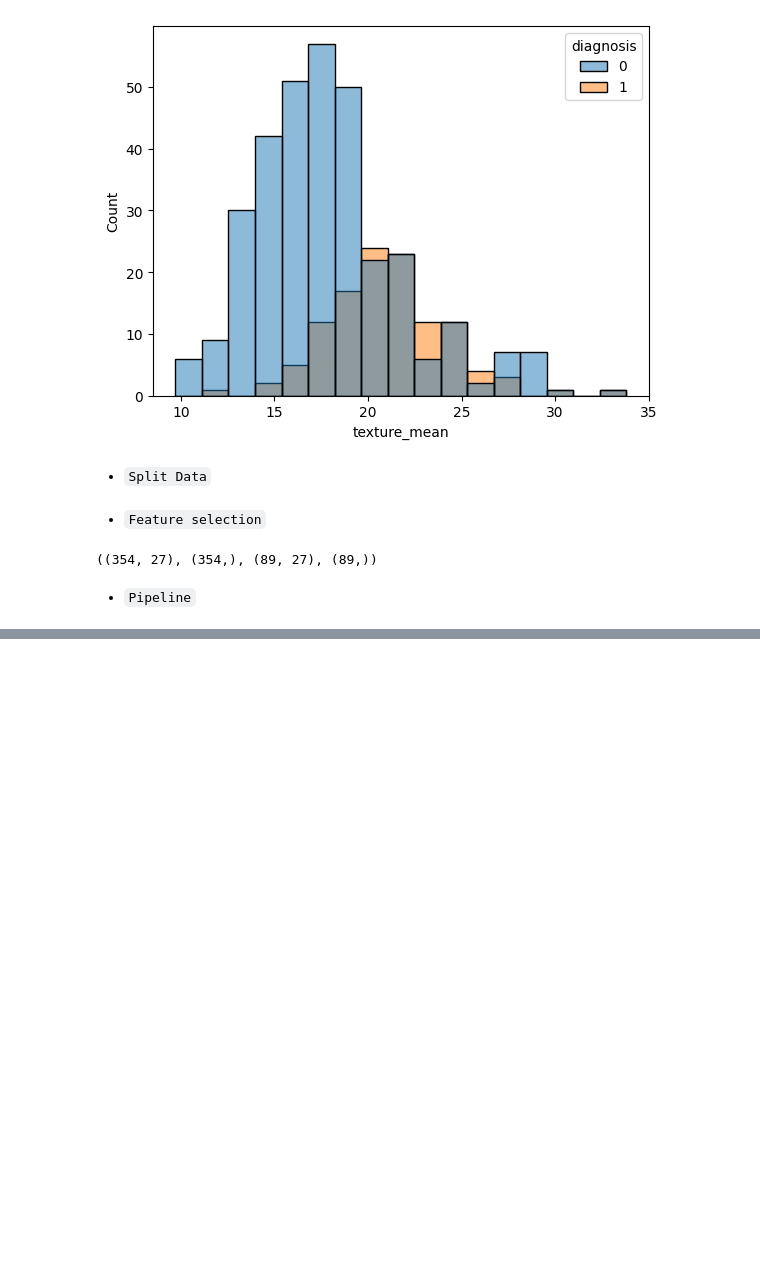
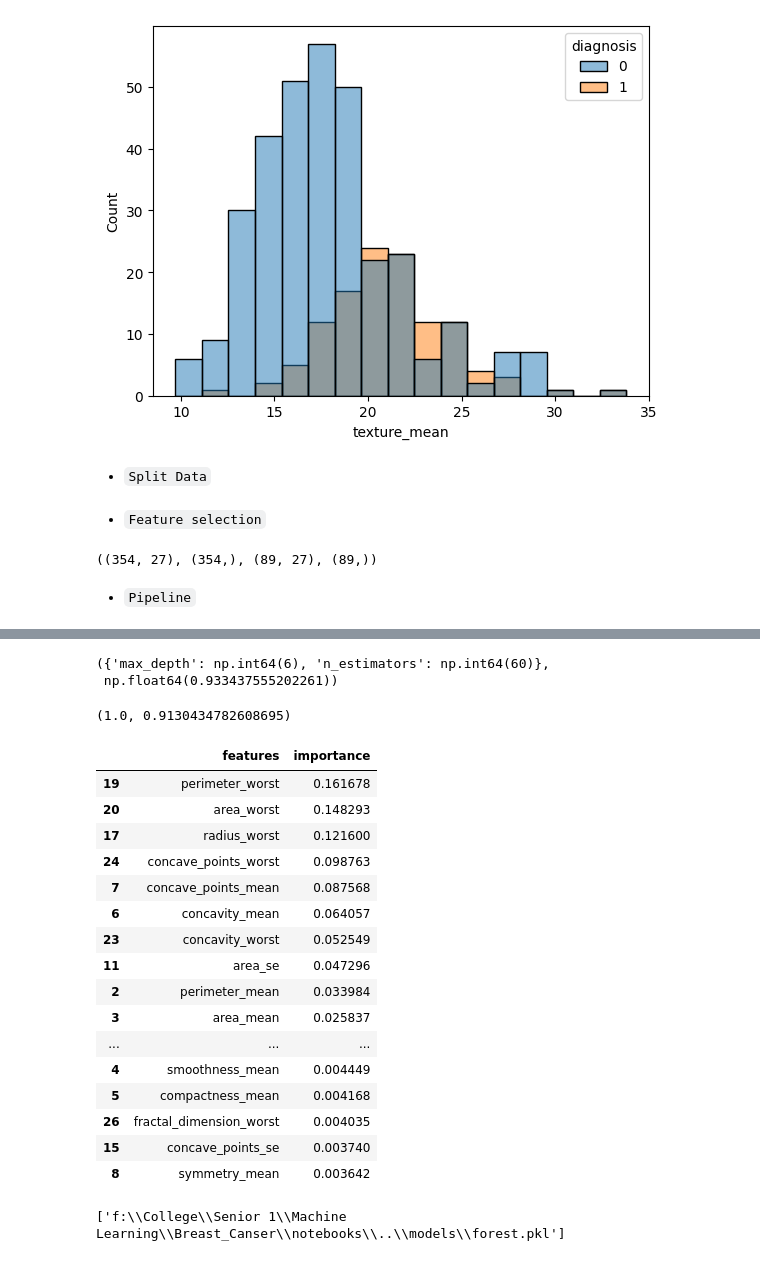
Before and after one commit to abdelrhmanSherpiny/breast_cancer, a Jupyter notebook: notebooks/notebook.ipynb, the cells around one changed output, grey strips where cells are left out. Saved outputs shown, nothing was run; the diff lists cells and outputs as text; code cells hidden in the pictures; blank space fills up the shorter version.

```diff
--- a/notebooks/notebook.ipynb
+++ b/notebooks/notebook.ipynb
@@ -174,0 +234,5 @@ X_train.shape, y_train.shape, X_test.shape, y_test.shape
+# %%
+class_weights = compute_class_weight(y=y_train,  class_weight='balanced', classes=y_train.unique())
+class_weights = class_weights/ sum(class_weights)
+class_weights = dict(zip(np.unique(y_train), class_weights))
+class_weights
@@ -174,0 +242,10 @@ X_train.shape, y_train.shape, X_test.shape, y_test.shape
+# %%
+forest_base = RandomForestClassifier(max_depth=5, class_weight=class_weights, n_estimators=150 , random_state=45)
+
+params = {
+    'max_depth': np.arange(4,10,2),
+    'n_estimators': np.arange(20,200,20)
+}
+
+forest_tuned = GridSearchCV(param_grid=params, estimator=forest_base, cv = 5, scoring='f1', verbose=4, n_jobs=-1)
+forest_tuned.fit(X_train_final, y_train)
@@ -174,0 +263,42 @@ X_train.shape, y_train.shape, X_test.shape, y_test.shape
+# %%
+forest_tuned.best_params_, forest_tuned.best_score_
+# %% [output]
+({'max_depth': np.int64(6), 'n_estimators': np.int64(60)},
+ np.float64(0.933437555202261))
+# %%
+forest = forest_tuned.best_estimator_
+
+y_train_pred_forest = forest.predict(X_train_final)
+y_test_pred_forest = forest.predict(X_test_final)
+
+score_train_forest = f1_score(y_pred=y_train_pred_forest, y_true=y_train)
+score_test_forest = f1_score(y_pred=y_test_pred_forest, y_true=y_test)
+
+score_train_forest, score_test_forest
+# %% [output]
+(1.0, 0.9130434782608695)
+# %%
+feature_importance = pd.DataFrame({'features':selected_features, 'importance': forest_tuned.best_estimator_.feature_importances_}).sort_values('importance', ascending=False)
+feature_importance
+# %% [output]
+|  | features | importance |
+| 19 | perimeter_worst | 0.161678 |
+| 20 | area_worst | 0.148293 |
+| 17 | radius_worst | 0.121600 |
+| 24 | concave_points_worst | 0.098763 |
+| 7 | concave_points_mean | 0.087568 |
+| 6 | concavity_mean | 0.064057 |
+| 23 | concavity_worst | 0.052549 |
+| 11 | area_se | 0.047296 |
+| 2 | perimeter_mean | 0.033984 |
+| 3 | area_mean | 0.025837 |
+| ... | ... | ... |
+| 4 | smoothness_mean | 0.004449 |
+| 5 | compactness_mean | 0.004168 |
+| 26 | fractal_dimension_worst | 0.004035 |
+| 15 | concave_points_se | 0.003740 |
+| 8 | symmetry_mean | 0.003642 |
+# %%
+joblib.dump(forest, os.path.join(models_path, 'forest.pkl'))
+# %% [output]
+['f:\\College\\Senior 1\\Machine Learning\\Breast_Canser\\notebooks\\..\\models\\forest.pkl']
```
Also changed, not shown: parts of 18 cells of this notebook, 11 other files.
